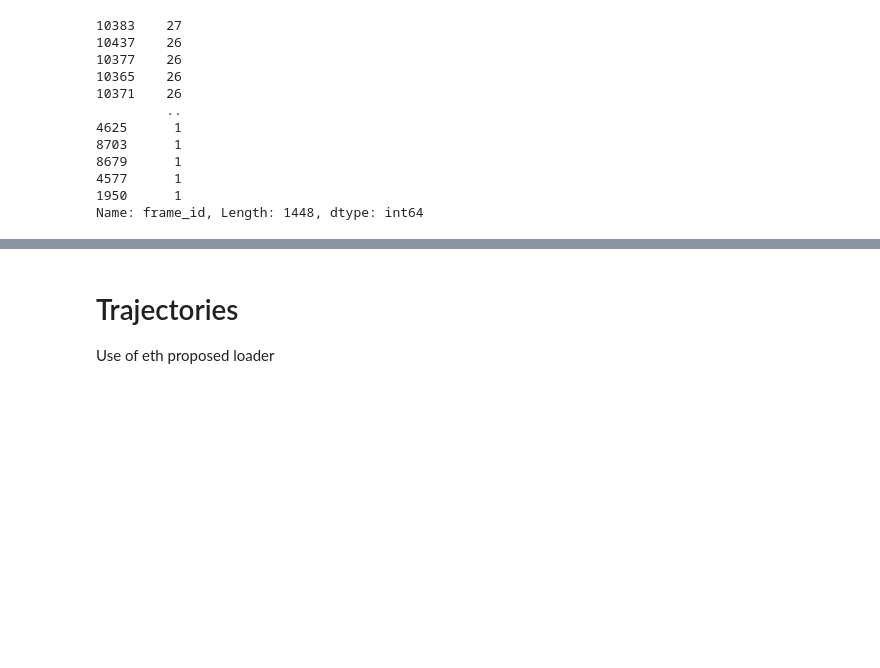
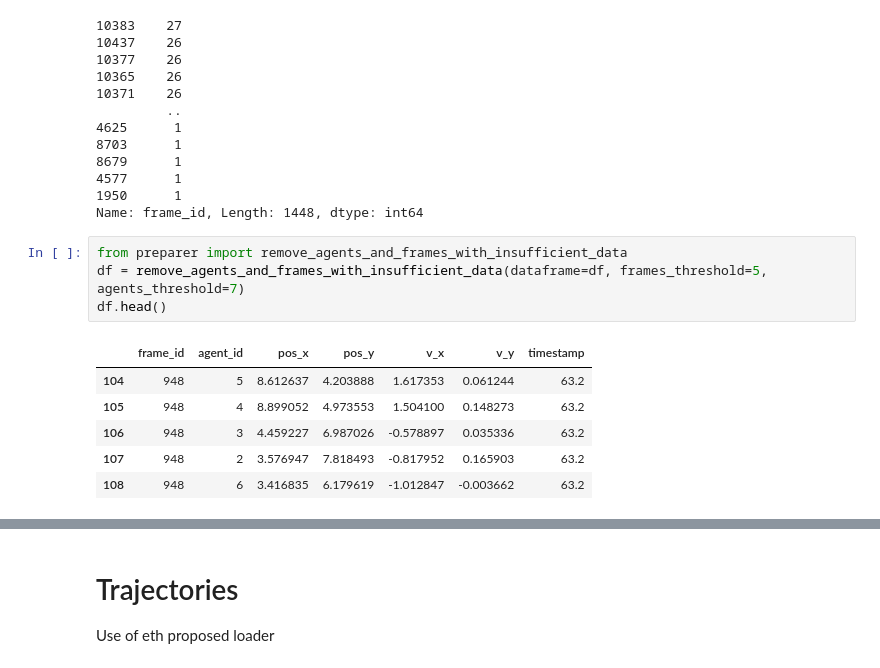
Before and after one commit to ADA-research/context-group-detection, a Jupyter notebook: datasets/dataset_analysis.ipynb, the cells around one changed output, grey strips where cells are left out. Drawn from its saved outputs; the diff is of its cells as text; blank space fills up the shorter version.

```diff
--- a/datasets/dataset_analysis.ipynb
+++ b/datasets/dataset_analysis.ipynb
@@ -87,3 +87,14 @@ frame_occurrences
 4577      1
 1950      1
 Name: frame_id, Length: 1448, dtype: int64
+# %%
+from preparer import remove_agents_and_frames_with_insufficient_data
+df = remove_agents_and_frames_with_insufficient_data(dataframe=df, frames_threshold=5, agents_threshold=7)
+df.head()
+# %% [output]
+|  | frame_id | agent_id | pos_x | pos_y | v_x | v_y | timestamp |
+| 104 | 948 | 5 | 8.612637 | 4.203888 | 1.617353 | 0.061244 | 63.2 |
+| 105 | 948 | 4 | 8.899052 | 4.973553 | 1.504100 | 0.148273 | 63.2 |
+| 106 | 948 | 3 | 4.459227 | 6.987026 | -0.578897 | 0.035336 | 63.2 |
+| 107 | 948 | 2 | 3.576947 | 7.818493 | -0.817952 | 0.165903 | 63.2 |
+| 108 | 948 | 6 | 3.416835 | 6.179619 | -1.012847 | -0.003662 | 63.2 |
```
Also changed, not shown: parts of 13 cells of this notebook, 1 other file.
